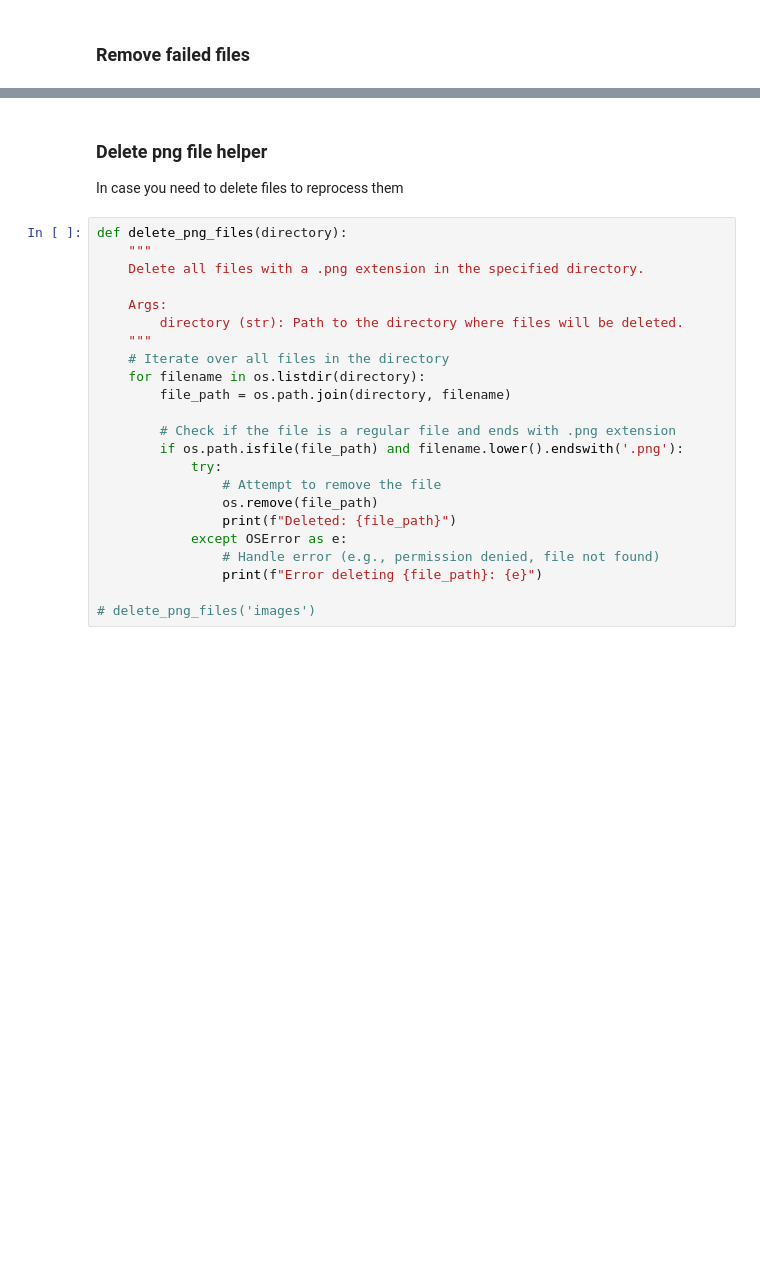
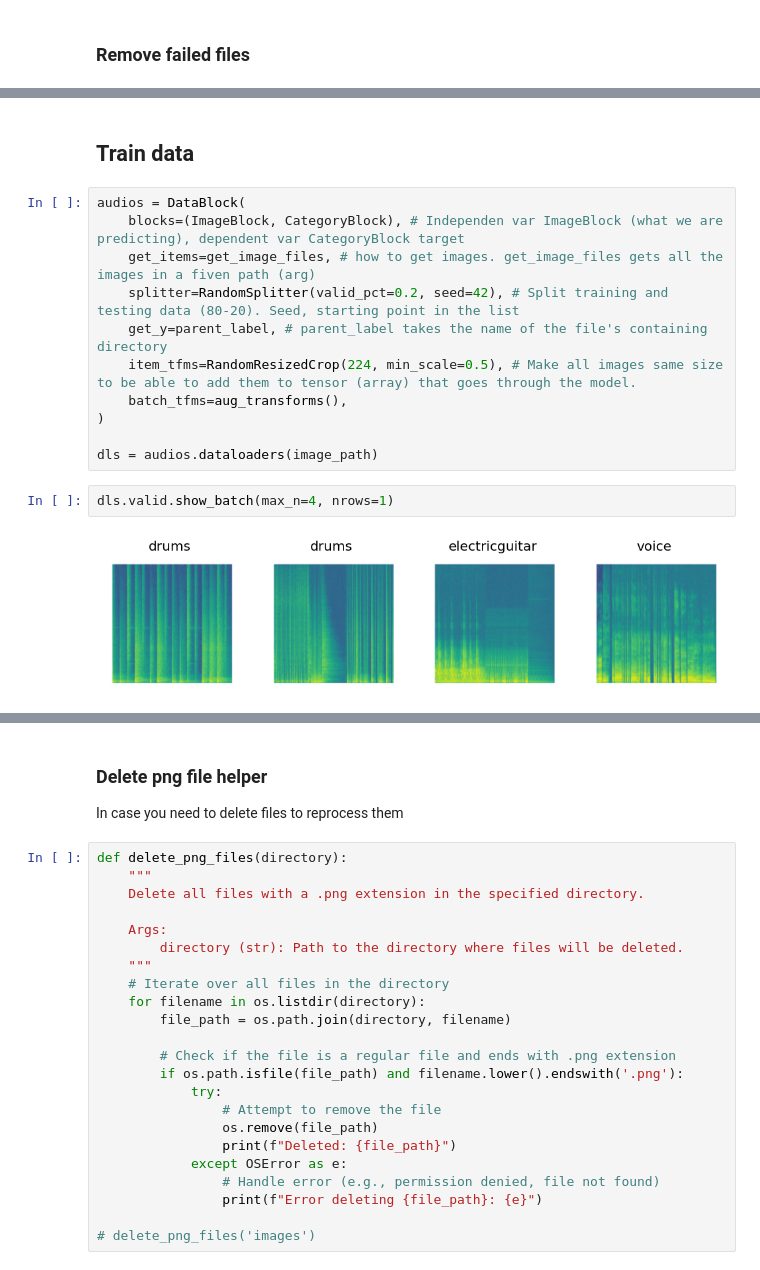
Before and after one commit to franciscorafart/audio-classifier, a Jupyter notebook: audioclassifier.ipynb, the cells around one changed output, grey strips where cells are left out. Drawn from its saved outputs; the diff is of its cells as text; blank space fills up the shorter version.

```diff
--- a/audioclassifier.ipynb
+++ b/audioclassifier.ipynb
@@ -127,0 +142,17 @@ failed
+# %% [markdown]
+## Train data
+# %%
+audios = DataBlock(
+    blocks=(ImageBlock, CategoryBlock), # Independen var ImageBlock (what we are predicting), dependent var CategoryBlock target
+    get_items=get_image_files, # how to get images. get_image_files gets all the images in a fiven path (arg)
+    splitter=RandomSplitter(valid_pct=0.2, seed=42), # Split training and testing data (80-20). Seed, starting point in the list
+    get_y=parent_label, # parent_label takes the name of the file's containing directory
+    item_tfms=RandomResizedCrop(224, min_scale=0.5), # Make all images same size to be able to add them to tensor (array) that goes through the model.
+    batch_tfms=aug_transforms(),
+)
+
+dls = audios.dataloaders(image_path)
+# %%
+dls.valid.show_batch(max_n=4, nrows=1)
+# %% [output]
+[figure, added]
```
Also changed, not shown: parts of 20 cells of this notebook.
